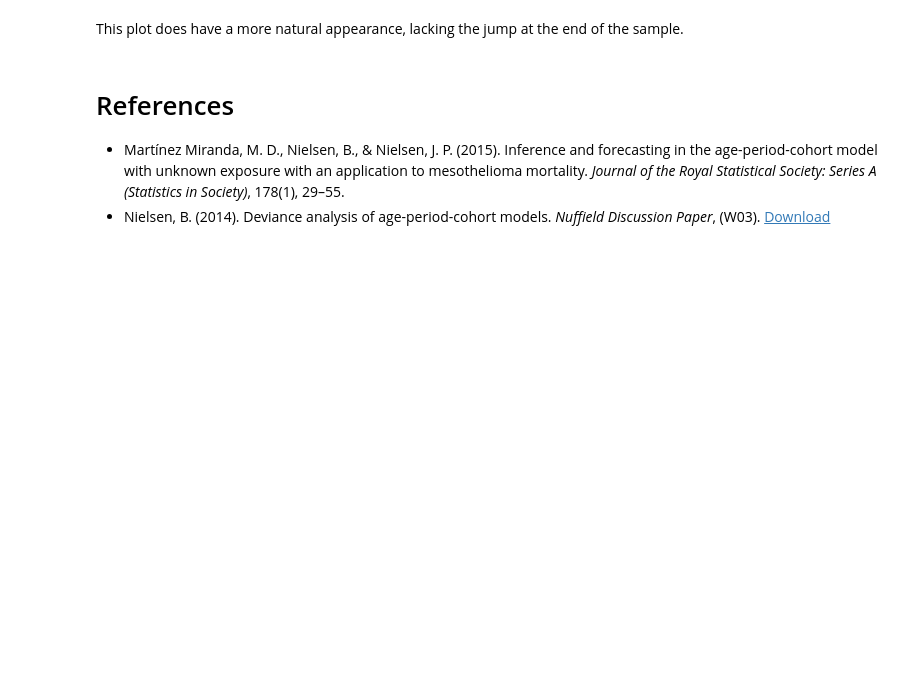
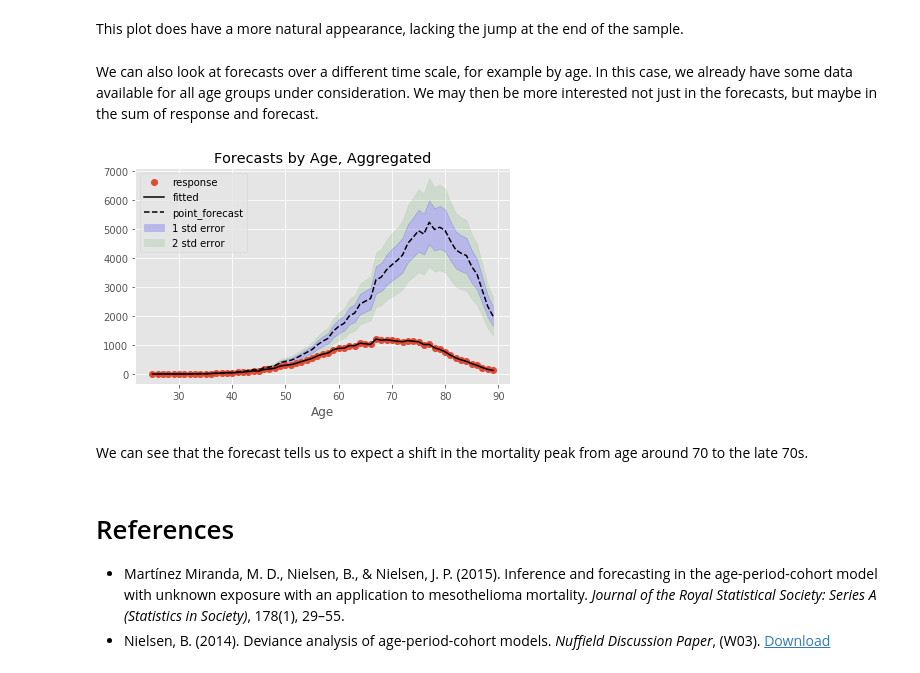
Before and after one commit to JonasHarnau/apc, a Jupyter notebook: apc/vignettes/vignette_mesothelioma.ipynb, the cells around one changed output. Saved outputs shown, nothing was run; the diff lists cells and outputs as text; code cells hidden in the pictures; blank space fills up the shorter version.

```diff
--- a/apc/vignettes/vignette_mesothelioma.ipynb
+++ b/apc/vignettes/vignette_mesothelioma.ipynb
@@ -172,6 +172,14 @@ model.plot_forecast(ic=True, from_to=(1990,2040))
 [figure]
 # %% [markdown]
 This plot does have a more natural appearance, lacking the jump at the end of the sample.
+# %% [markdown]
+We can also look at forecasts over a different time scale, for example by age. In this case, we already have some data available for all age groups under consideration. We may then be more interested not just in the forecasts, but maybe in the sum of response and forecast.
+# %%
+model.plot_forecast(by='Age', aggregate=True)
+# %% [output]
+[figure, added]
+# %% [markdown]
+We can see that the forecast tells us to expect a shift in the mortality peak from age around 70 to the late 70s.
 # %% [markdown]
 # References
 * Martínez Miranda, M. D., Nielsen, B., & Nielsen, J. P. (2015). Inference and forecasting in the age-period-cohort model with unknown exposure with an application to mesothelioma mortality. *Journal of the Royal Statistical Society: Series A (Statistics in Society)*, 178(1), 29–55.
```
